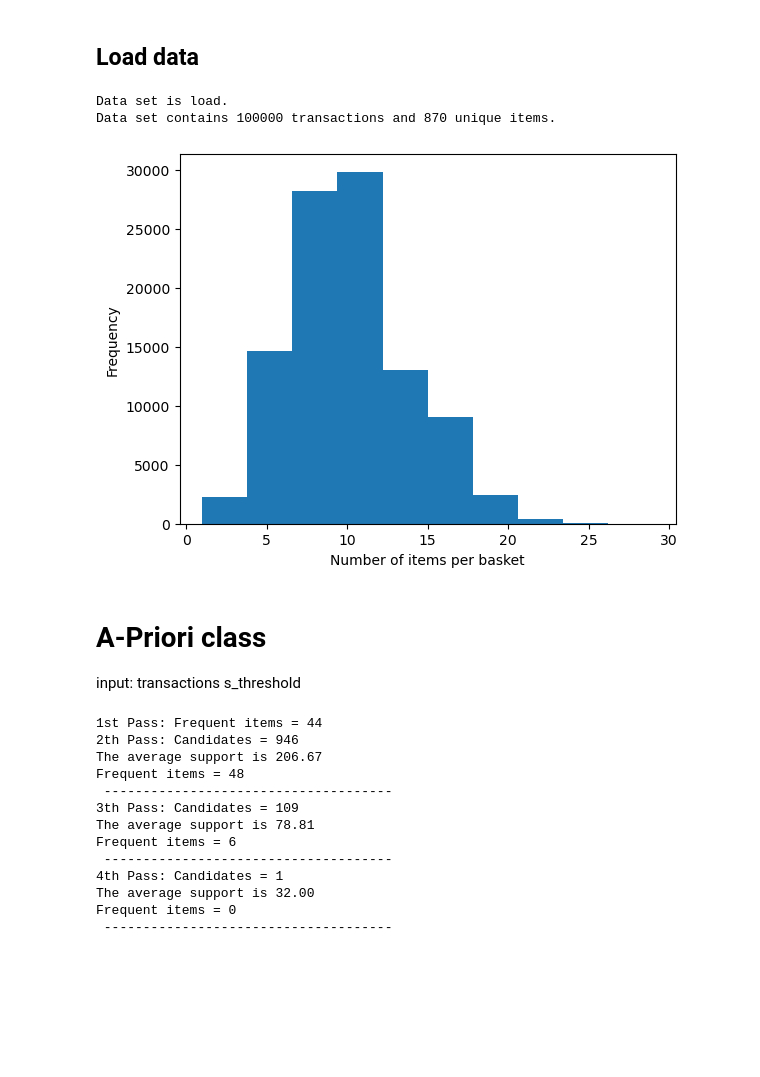
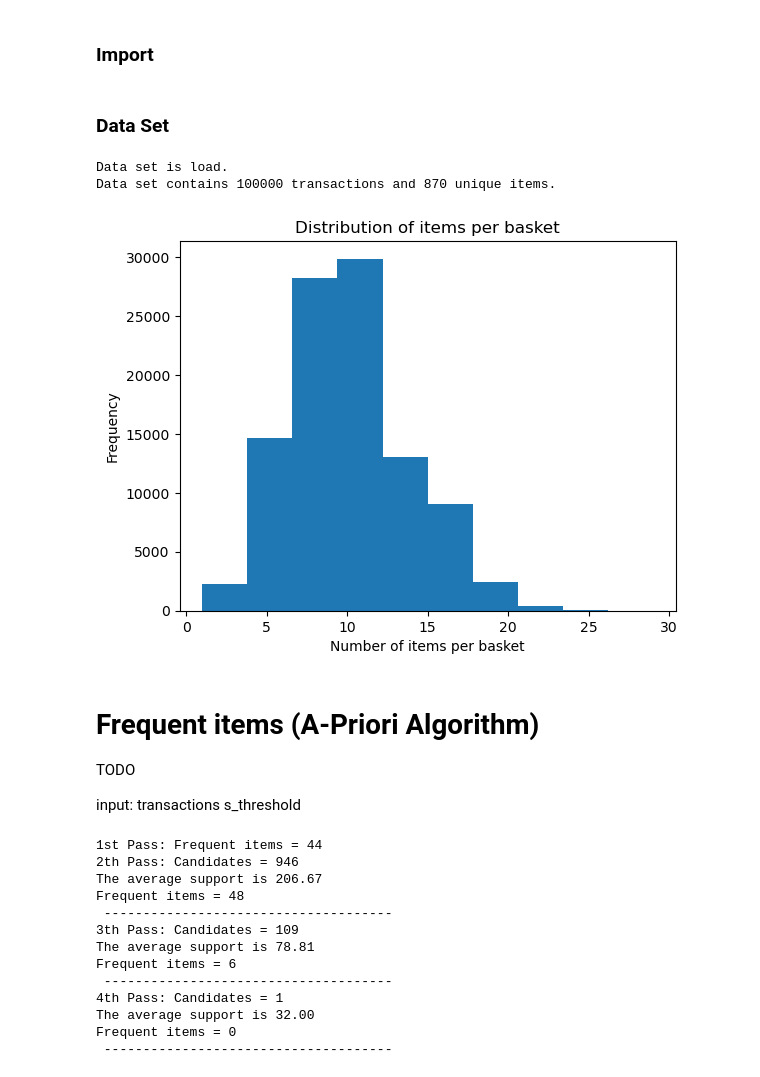
Before and after one commit to torileatherman/frequent_itemsets_apriori, a Jupyter notebook: src/report.ipynb, the cells around one changed output. Saved outputs shown, nothing was run; the diff lists cells and outputs as text; code cells hidden in the pictures; blank space fills up the shorter version.

```diff
--- a/src/report.ipynb
+++ b/src/report.ipynb
@@ -1 +16,3 @@
+# %% [markdown]
+### Import
 # %%
@@ -6,5 +25,5 @@ import matplotlib.pyplot as plt
-# %% [markdown]
-## Load data
+# %% [markdown]
+### Data Set
 # %%
 dataset_file = 'T10I4D100K.dat'
 transactions = read_transactions(dataset_file)
@@ -13,15 +32,21 @@ print(f"Data set contains {len(transactions)} transactions and {len(set.union(*t
 Data set is load.
 Data set contains 100000 transactions and 870 unique items.
 # %%
+# Distribution of items per basket
+
 nof_items= [len(transaction) for transaction in transactions]
 plt.hist(nof_items)
+plt.title('Distribution of items per basket')
 plt.xlabel('Number of items per basket')
 plt.ylabel('Frequency')
 plt.show()
 # %% [output]
-[figure, old version]
+[figure, new version]
 # %% [markdown]
-# A-Priori class
+# Frequent items (A-Priori Algorithm)
+
+TODO
+
 input: transactions
 s_threshold
 # %%
```
Also changed, not shown: parts of 7 cells of this notebook, 1 other file.
